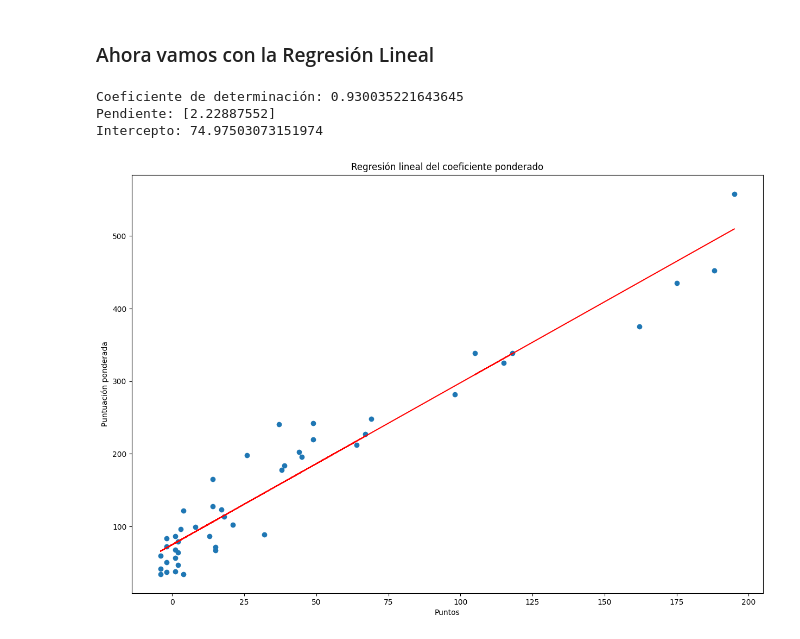
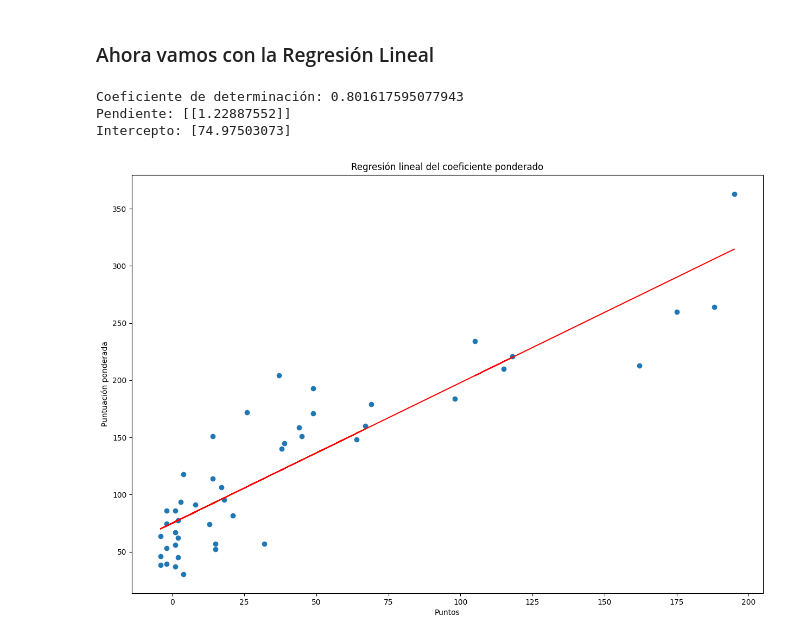
Before and after one commit to Diegodesantos1/Limpieza_de_datos, a Jupyter notebook: analisis.ipynb, the cells around one changed output. Cells and saved outputs as stored; diff of their text form; code cells hidden in the pictures.

```diff
--- a/analisis.ipynb
+++ b/analisis.ipynb
@@ -236,35 +236,35 @@ plt.show()
 # %%
 from sklearn.linear_model import LinearRegression
 
 X = tabla_final['Puntos'].values.reshape(-1, 1)
 
-y = tabla_final['Puntuacion Ponderada']
+y = tabla_final['Puntuacion UEFA'].values.reshape(-1, 1)
 
 reg = LinearRegression().fit(X, y)
 
 print('Coeficiente de determinación:', reg.score(X, y))
 
 print('Pendiente:', reg.coef_)
 
 print('Intercepto:', reg.intercept_)
 
 # Crear un gráfico de dispersión con la regresión lineal
 
 fig, ax = plt.subplots(figsize=(15, 10))
 
-ax.scatter(tabla_final['Puntos'], tabla_final['Puntuacion Ponderada'])
+ax.scatter(tabla_final['Puntos'], tabla_final['Puntuacion UEFA'])
 
 ax.plot(X, reg.predict(X), color='red')
 
 ax.set_title('Regresión lineal del coeficiente ponderado')
 
 ax.set_xlabel('Puntos')
 
-ax.set_ylabel('Puntuación ponderada')
+ax.set_ylabel('Puntuación UEFA')
 
 plt.show()
 # %% [output]
-Coeficiente de determinación: 0.930035221643645
-Pendiente: [2.22887552]
-Intercepto: 74.97503073151974
+Coeficiente de determinación: 0.801617595077943
+Pendiente: [[1.22887552]]
+Intercepto: [74.97503073]
-[figure, old version]
+[figure, new version]
```
